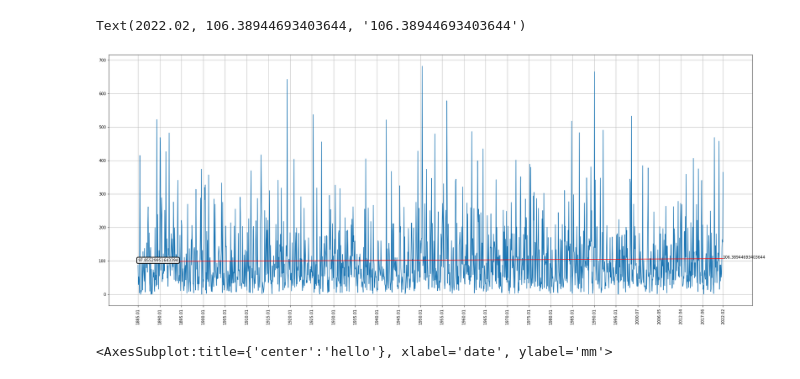
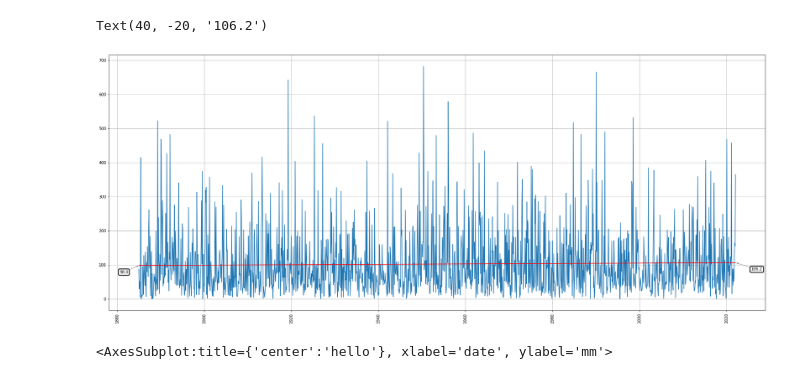
Before and after one commit to ioionu/sydney-climate-charts, a Jupyter notebook: chart.ipynb, the cells around one changed output. Saved outputs shown, nothing was run; the diff lists cells and outputs as text; code cells hidden in the pictures.

Commit message:
use time series data, add annotations with arrows

```diff
--- a/chart.ipynb
+++ b/chart.ipynb
@@ -10,6 +10,8 @@ rain.rename(columns = {'Monthly Precipitation Total (millimetres)': 'mm'}, inpla
 # %%
 def calc_period(row):
     # return pd.Period(year=row['Year'], month=row['Month'], freq='M')
-    return "{year}.{month:0>2}".format(year=row['Year'], month=row['Month'])
+    return "{year}/{month:0>2}/01".format(year=row['Year'], month=row['Month'])
 # %%
 rain['date'] = rain.apply(calc_period, axis=1)
+rain['date'] = pd.to_datetime(rain['date'])
+rain.dtypes
@@ -16,5 +27,8 @@ rain['date'] = rain.apply(calc_period, axis=1)
 # %%
-d = np.polyfit(rain['Year'], rain['mm'], 1)
+import matplotlib.dates as mdates
+# rain trendline.
+x = mdates.date2num(rain['date'])
+d = np.polyfit(x, rain['mm'], 1)
 f = np.poly1d(d)
-rain.insert(7, 'trend', f(rain['Year']))
+rain.insert(7, 'trend', f(x))
 # %%
@@ -36,31 +39,44 @@ rain
 # %%
 fig, ax = plt.subplots()
 p1 = ax.plot(
     rain['date'], rain['mm']
 )
 p2 = ax.plot(
     rain['date'], rain['trend'], color='Red'
 )
 
 # tickes and grid.
-x_ticks = rain.iloc[::(5*12), :]['date']
-x_ticks_last = rain.iloc[-1:]['date']
-ticks = pd.concat([x_ticks, x_ticks_last])
 plt.xticks(rotation=90)
-ax.set_xticks(ticks)
 plt.grid()
 
 # add annotation for trend line.
-first_label = f"{rain.iloc[1]['trend']}"
+first = rain.iloc[1]
+first_label = f"{first['trend']:.1f}"
 last = rain.iloc[-1]
-last_label = f"{last['trend']}"
-ax.annotate(first_label, (first['date'], first['trend']), textcoords='data',  bbox=dict(boxstyle="round,pad=0.3", fc="white", ec="black", lw=2))
-ax.annotate(last_label, (last['date'], last['trend']), textcoords='data')
+last_label = f"{last['trend']:.1f}"
+box_style = dict(boxstyle="round,pad=0.3", fc="white", ec="black", lw=2)
+arrow_style = dict(arrowstyle="->", color="0.5")
+ax.annotate(
+    first_label,
+    xy=(first['date'], first['trend']),
+    xytext=(-50, -20),
+    textcoords='offset points',
+    bbox=box_style,
+    arrowprops=arrow_style
+)
+ax.annotate(
+    last_label,
+    xy=(last['date'], last['trend']),
+    xytext=(40, -20),
+    textcoords='offset points',
+    bbox=box_style,
+    arrowprops=arrow_style
+)
 
 # plt.show()
 # %% [output]
-Text(2022.02, 106.38944693403644, '106.38944693403644')
+Text(40, -20, '106.2')
-[figure, old version]
+[figure, new version]
 # %%
 ax = rain.plot.scatter(
     x='date', y='mm',
```
Also changed, not shown: parts of 3 cells of this notebook.
